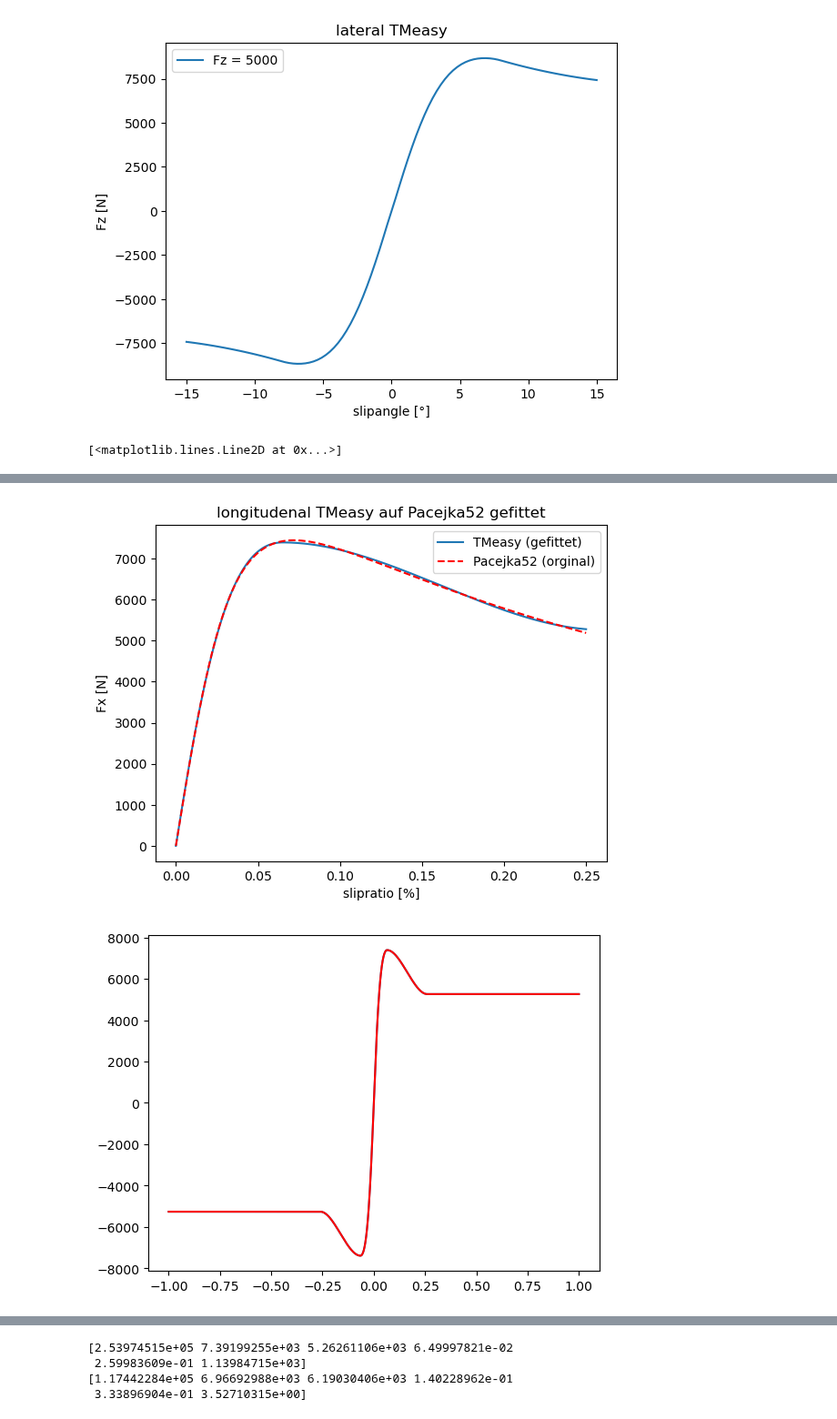
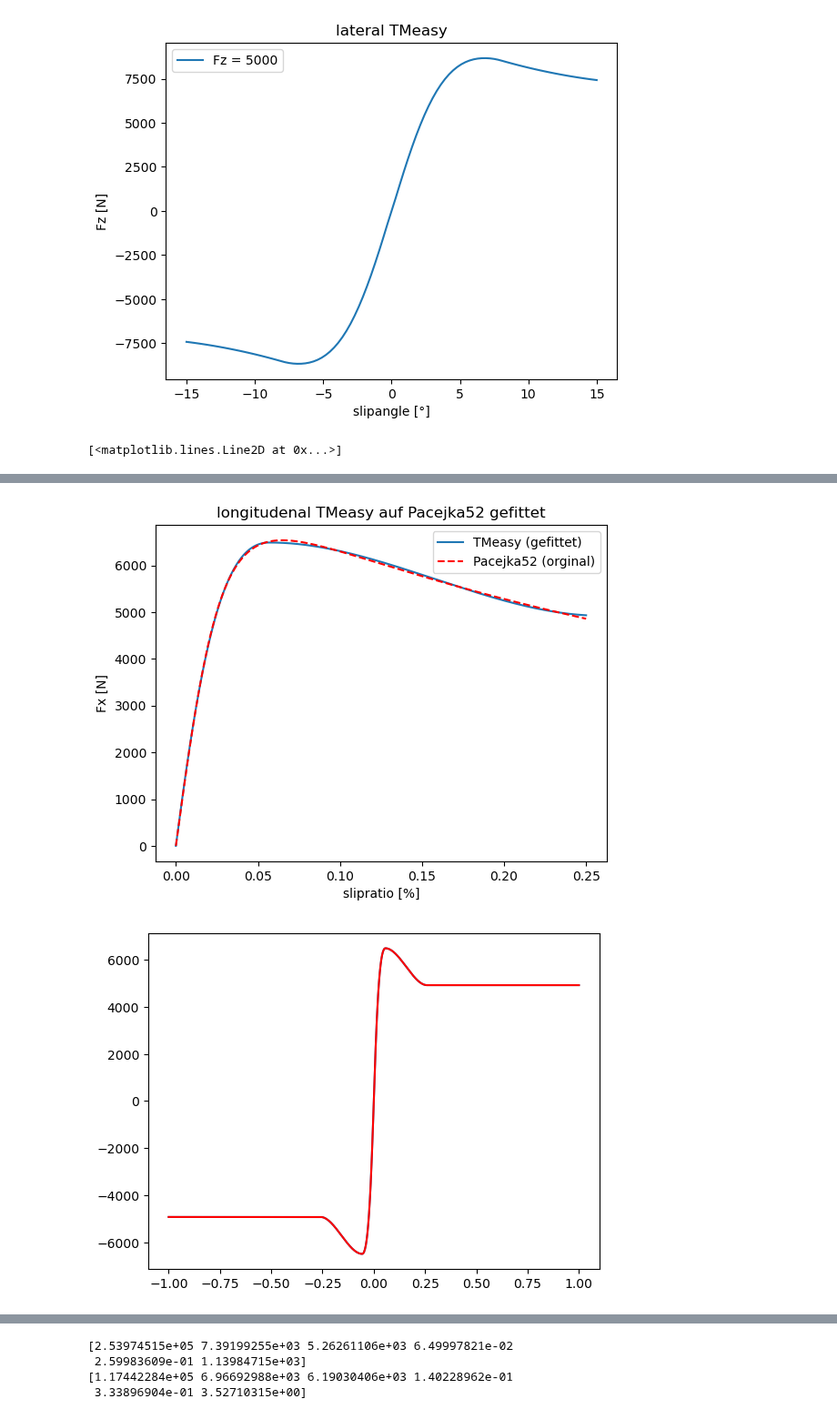
Before and after one commit to BenediktRuhland/SA-Tire-model, a Jupyter notebook: model/MFsimpel_fit.ipynb, the cells around one changed output, grey strips where cells are left out. Shown at 91% size. Drawn from its saved outputs; the diff is of its cells as text; code cells hidden in the pictures.

```diff
--- a/model/MFsimpel_fit.ipynb
+++ b/model/MFsimpel_fit.ipynb
@@ -220,7 +220,7 @@ Sxx = np.linspace(-1,1,i)
 Syy = np.linspace(-0.3,0.3,i)
 
 Fz = 4000
-Fz0 = 8000
+Fz0 = 3114
 IA = 0
 
 #Daten auf de gefitted wird
@@ -282,2 +282,2 @@ plt.plot(Syy,Fy2, 'r')
-[figure, old version]
+[figure, new version]
-[figure, old version]
+[figure, new version]
```
Also changed, not shown: parts of 2 cells of this notebook, 10 other files.
